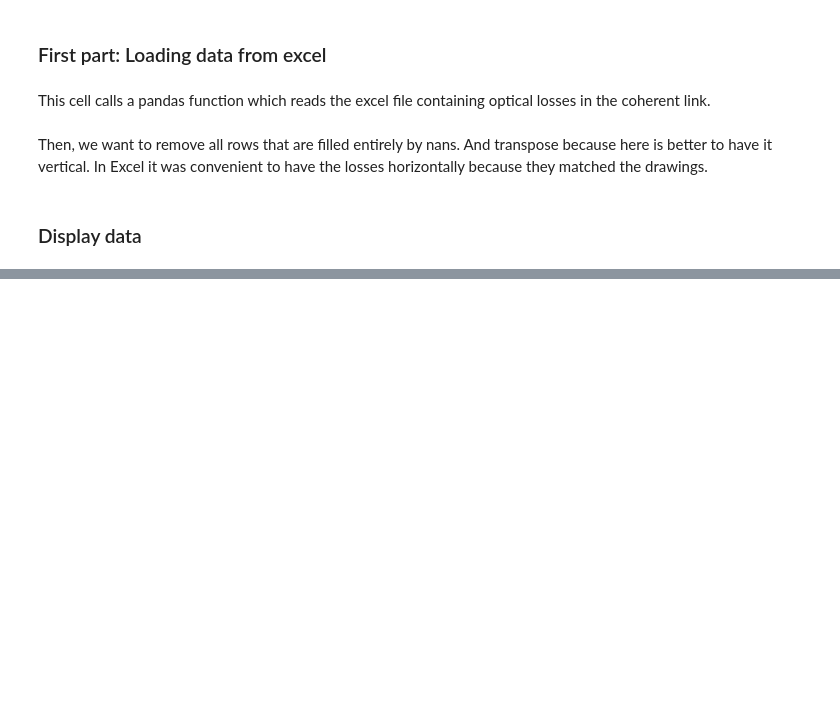
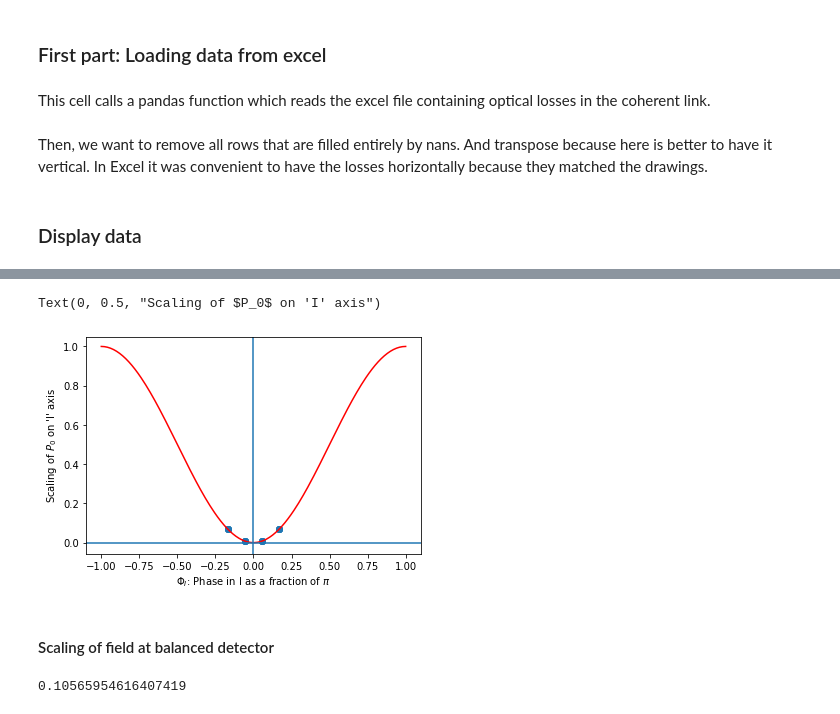
Before and after one commit to bebopsan/coherent_exercise, a Jupyter notebook: Coherent_losses.ipynb, the cells around one changed output, grey strips where cells are left out. Saved outputs shown, nothing was run; the diff lists cells and outputs as text; code cells hidden in the pictures; blank space fills up the shorter version.

```diff
--- a/Coherent_losses.ipynb
+++ b/Coherent_losses.ipynb
@@ -82,0 +112,26 @@ Index(['S Pav (dBm)', 'LO Pav (dBm)', 'Penalty (dB)', 'S aggr Penalty (dB)',
+# %%
+x2 = np.linspace(0,2*pi,N)
+y2 = np.cos(x2/2)**2
+f2 = plt.figure(2)
+ax2 = plt.gca()
+h2 = ax2.plot(x2/(pi)-1,y2,'-r')
+lfsh_pout = np.cos(delta_phi_I/2+pi/2)**2
+plt.axhline(0, 0, 1, label='Horizontal line')
+plt.axvline(0, 0, 1, label='Vertical line')
+plt.scatter((delta_phi_I+pi)/pi-1,lfsh_pout)
+plt.xlabel("$\Phi_I$: Phase in I as a fraction of $\pi$")
+plt.ylabel("Scaling of $P_0$ on 'I' axis")
+# %% [output]
+Text(0, 0.5, "Scaling of $P_0$ on 'I' axis")
+[figure, added]
+# %% [markdown]
+#### Scaling of field at balanced detector
+# %%
+signal_power_dBm = df.loc["Final power","S Pav"]
+signal_power_mW = 10**(signal_power_dBm/10)
+
+lo_power_dBm = df.loc["Final power","LO Pav"]
+lo_power_mW = 10**(lo_power_dBm/10)
+lo_power_mW
+# %% [output]
+0.10565954616407419
```
Also changed, not shown: parts of 20 cells of this notebook, 1 other file.
